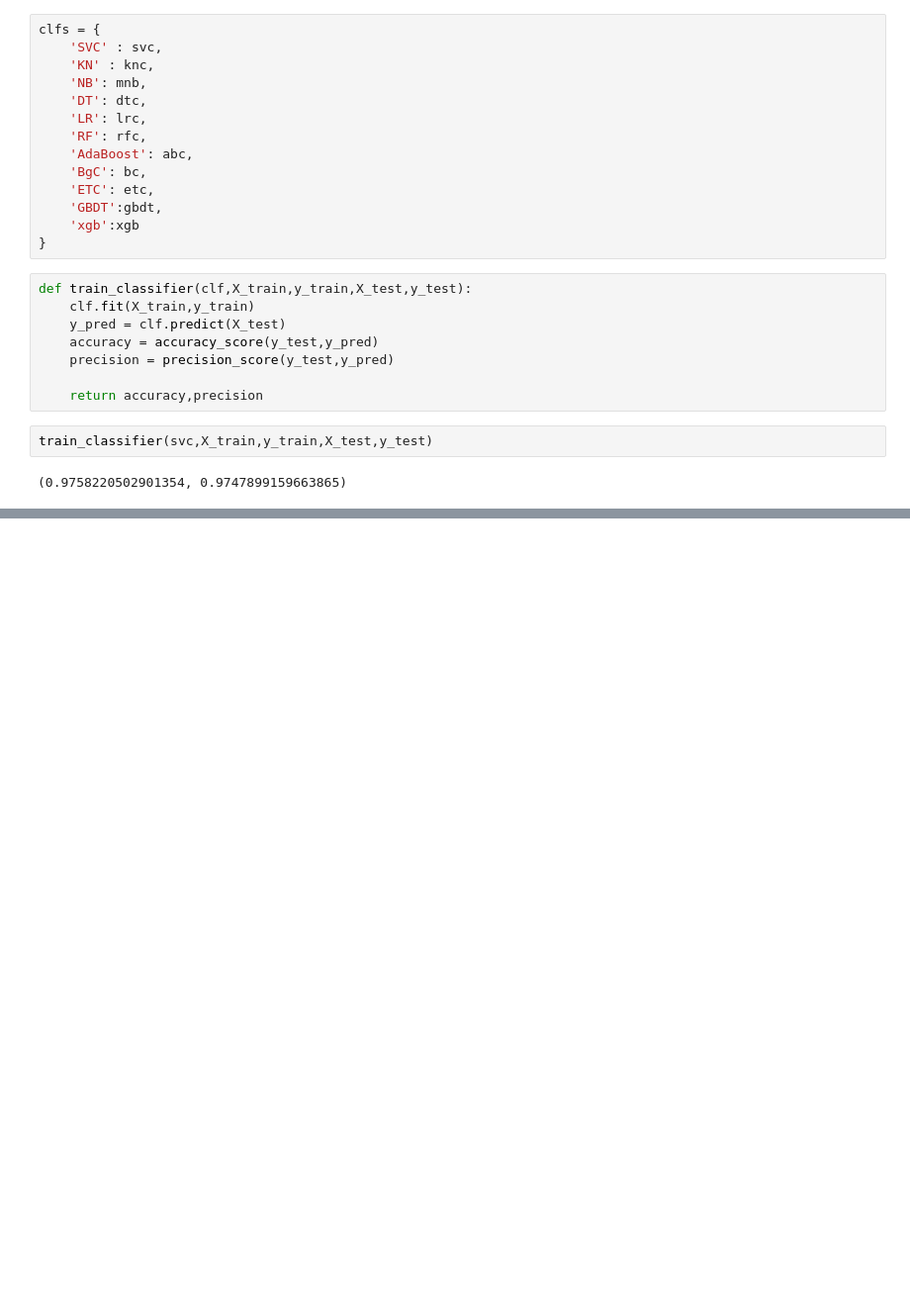
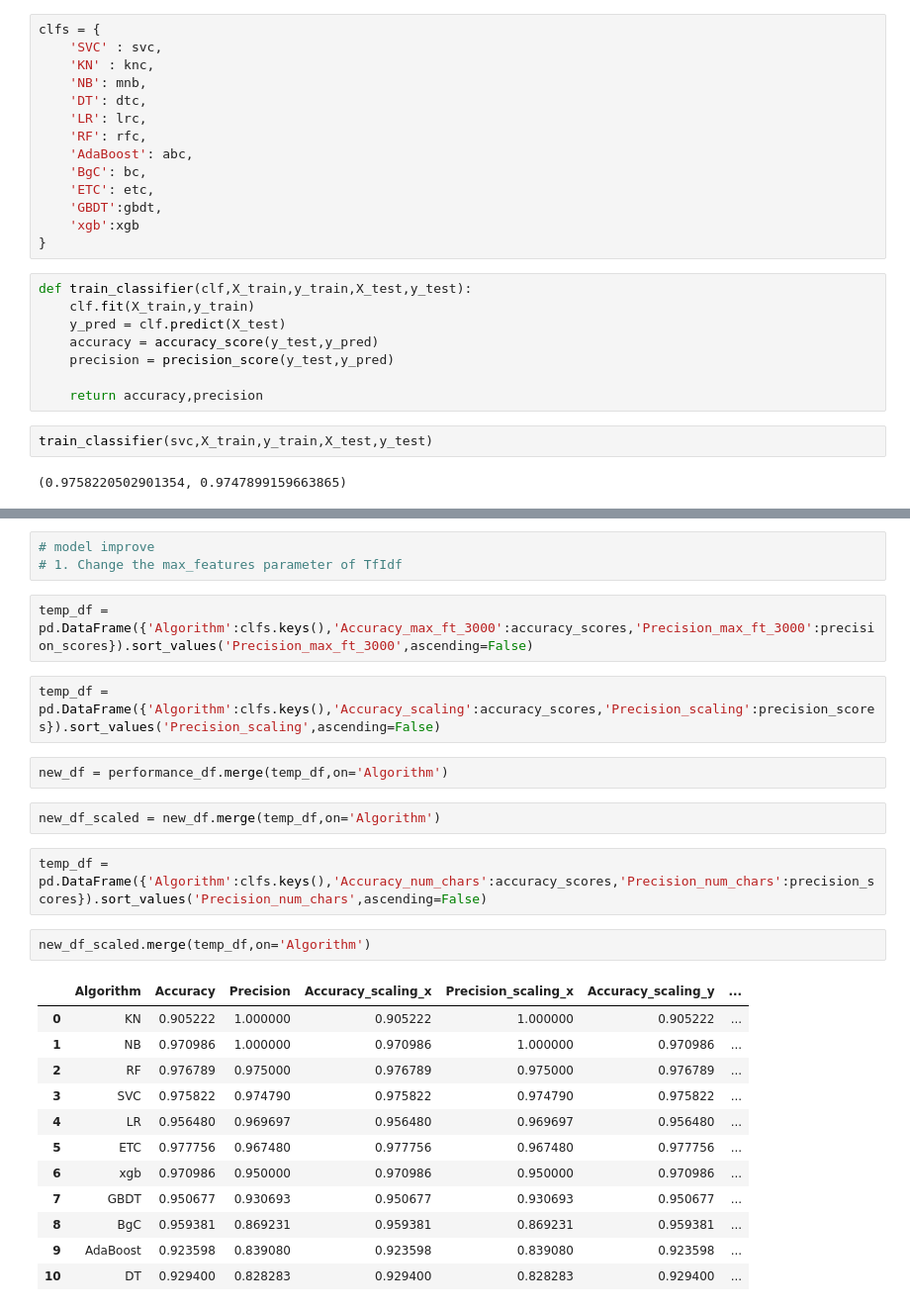
Before and after one commit to m-rajpoot/Email_Spam_Classifier, a Jupyter notebook: Email_Spam.ipynb, the cells around one changed output, grey strips where cells are left out. Shown at 99% size. Saved outputs shown, nothing was run; the diff lists cells and outputs as text; blank space fills up the shorter version.

```diff
--- a/Email_Spam.ipynb
+++ b/Email_Spam.ipynb
@@ -564,0 +612,28 @@ Precision -  0.8390804597701149
+# %%
+# model improve
+# 1. Change the max_features parameter of TfIdf
+# %%
+temp_df = pd.DataFrame({'Algorithm':clfs.keys(),'Accuracy_max_ft_3000':accuracy_scores,'Precision_max_ft_3000':precision_scores}).sort_values('Precision_max_ft_3000',ascending=False)
+# %%
+temp_df = pd.DataFrame({'Algorithm':clfs.keys(),'Accuracy_scaling':accuracy_scores,'Precision_scaling':precision_scores}).sort_values('Precision_scaling',ascending=False)
+# %%
+new_df = performance_df.merge(temp_df,on='Algorithm')
+# %%
+new_df_scaled = new_df.merge(temp_df,on='Algorithm')
+# %%
+temp_df = pd.DataFrame({'Algorithm':clfs.keys(),'Accuracy_num_chars':accuracy_scores,'Precision_num_chars':precision_scores}).sort_values('Precision_num_chars',ascending=False)
+# %%
+new_df_scaled.merge(temp_df,on='Algorithm')
+# %% [output]
+|  | Algorithm | Accuracy | Precision | Accuracy_scaling_x | Precision_scaling_x | Accuracy_scaling_y | ... |
+| 0 | KN | 0.905222 | 1.000000 | 0.905222 | 1.000000 | 0.905222 | ... |
+| 1 | NB | 0.970986 | 1.000000 | 0.970986 | 1.000000 | 0.970986 | ... |
+| 2 | RF | 0.976789 | 0.975000 | 0.976789 | 0.975000 | 0.976789 | ... |
+| 3 | SVC | 0.975822 | 0.974790 | 0.975822 | 0.974790 | 0.975822 | ... |
+| 4 | LR | 0.956480 | 0.969697 | 0.956480 | 0.969697 | 0.956480 | ... |
+| 5 | ETC | 0.977756 | 0.967480 | 0.977756 | 0.967480 | 0.977756 | ... |
+| 6 | xgb | 0.970986 | 0.950000 | 0.970986 | 0.950000 | 0.970986 | ... |
+| 7 | GBDT | 0.950677 | 0.930693 | 0.950677 | 0.930693 | 0.950677 | ... |
+| 8 | BgC | 0.959381 | 0.869231 | 0.959381 | 0.869231 | 0.959381 | ... |
+| 9 | AdaBoost | 0.923598 | 0.839080 | 0.923598 | 0.839080 | 0.923598 | ... |
+| 10 | DT | 0.929400 | 0.828283 | 0.929400 | 0.828283 | 0.929400 | ... |
```
Also changed, not shown: parts of 16 cells of this notebook.
